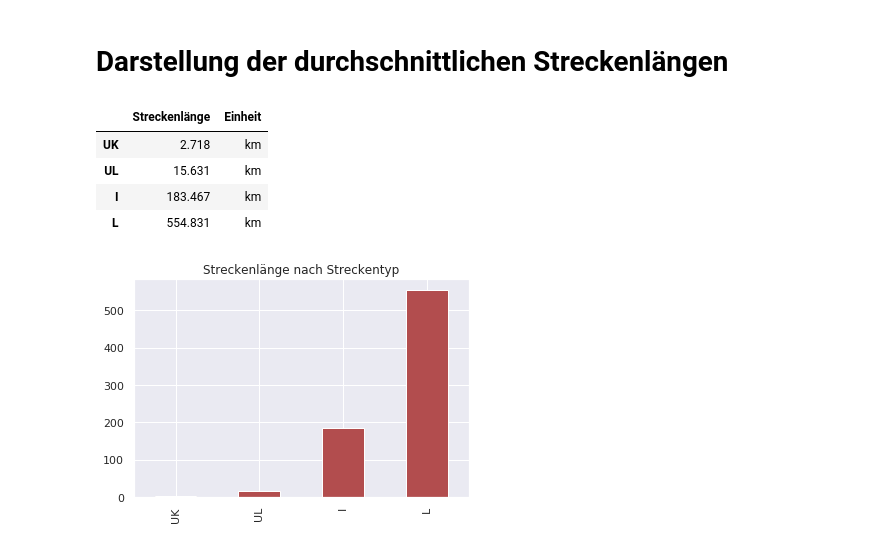
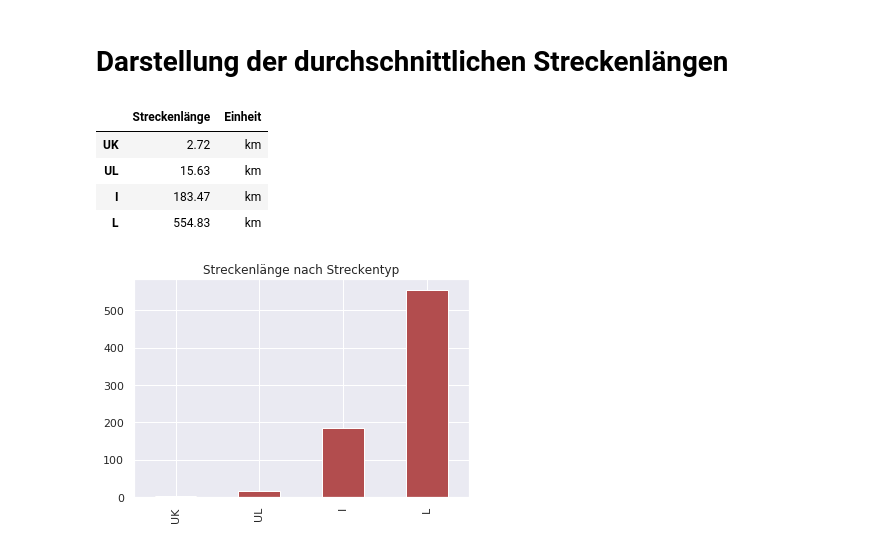
Before and after one commit to havspect/BA, a Jupyter notebook: src/production.ipynb, the cells around one changed output. Drawn from its saved outputs; the diff is of its cells as text; code cells hidden in the pictures.

```diff
--- a/src/production.ipynb
+++ b/src/production.ipynb
@@ -161,5 +178,3 @@ rf_pv_basis.head()
 | 3.0 | 18.0000 | 3790.0 | zu Fuss | U-Bahn | Bus | NaN | NaN | NaN | 500.0 | ... |
 | 4.0 | 7.0909 | 2600.0 | E-Bike | NaN | NaN | NaN | NaN | NaN | 2600.0 | ... |
 5 rows × 24 columns
-# %%
-rf_pv_basis = rf_pv_basis.assign(av_speed)
@@ -183,10 +226,8 @@ def calc_airspeed(rf_pv_basis, rf_pv_routes):
 
 df = calc_airspeed(rf_pv_basis, rf_pv_routes)
 # %%
-oev_list = ["Bus", "Tram", "U-Bahn", "Zug-Nahverkehr", "Zug-Fernverkehr"]
-
 def how_to_add(row, tmp, verkehrsmittel, mode):
-    """how_to_add(row, tmp, verkehrsmittel, mode)
+    """
     Für die anteilige Berechnung der Verkehrsmittel wird ermittelt, welches
     Verkehrsmittel den größten Anteil an der Gesamtstrecke hat.
     Dafür müssen zunächst die Verkehrsmittel dem dict hinzugefügt werden.
@@ -238,6 +279,9 @@ def f1(row, modes):
 
 
 def sum_modes_oev(df_start):
+    '''
+    Fügt die Modes zu einer Spalte zusammen und entfernt die restlichen Spalten (mode_1, ... , mode_n)
+    '''
     df = df_start.copy()
 
     modes = [("mode_{0}".format(i), "mode_costs_{0}".format(
@@ -266,7 +302,12 @@ df.head()
 sns.set()
 sns.set_palette("Set1", n_colors=8, desat=.5)
 
-for n, grp in df.groupby("strecken_typ"):
+display(HTML(df.head().to_html()))
+
+grouped = df.groupby("strecken_typ")
+
+for n in ['UK', 'UL', 'I', 'L']:
+    grp = grouped.get_group(n)
     sns.catplot(x="modal_choice",y="av_speed", kind="box", data=grp)
     plt.title(f'Luftliniengeschwindigkeit für Streckentyp: {n}', size=12)
 
@@ -279,24 +327,22 @@ plt.show()
 # %% [markdown]
 # Darstellung der durchschnittlichen Streckenlängen
 # %%
-from IPython.core.display import display, HTML
-
 grouped = df.groupby("strecken_typ")
 
 av_route_length = dict()
 
 for n, group in grouped:
-    av_route_length[n] = [np.around(group.loc[:,"length"].mean(),0)/1000 ,'km']
+    av_route_length[n] = [round(group.loc[:,"length"].mean()/1000, 2) ,'km']
 
 df_route_length = pd.DataFrame.from_dict(av_route_length, orient="index" ,columns=["Streckenlänge", 'Einheit']).sort_values(['Streckenlänge'])
 df_route_length.plot(kind="bar", title='Streckenlänge nach Streckentyp', legend=False)
 
 display(HTML(df_route_length.to_html()))
 plt.show()
 # %% [output]
 |  | Streckenlänge | Einheit |
-| UK | 2.718 | km |
-| UL | 15.631 | km |
-| I | 183.467 | km |
-| L | 554.831 | km |
+| UK | 2.72 | km |
+| UL | 15.63 | km |
+| I | 183.47 | km |
+| L | 554.83 | km |
 [figure]
```
Also changed, not shown: parts of 9 cells of this notebook.
